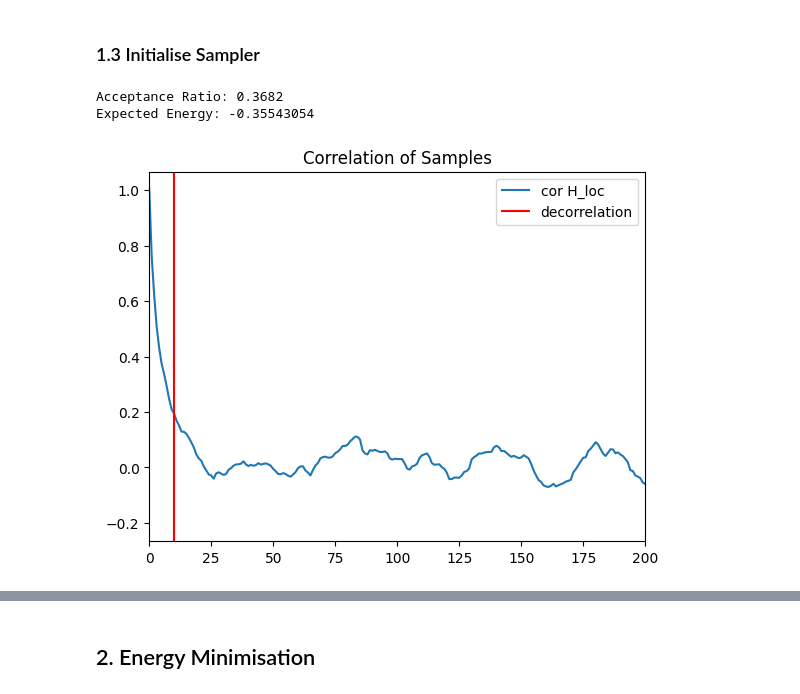
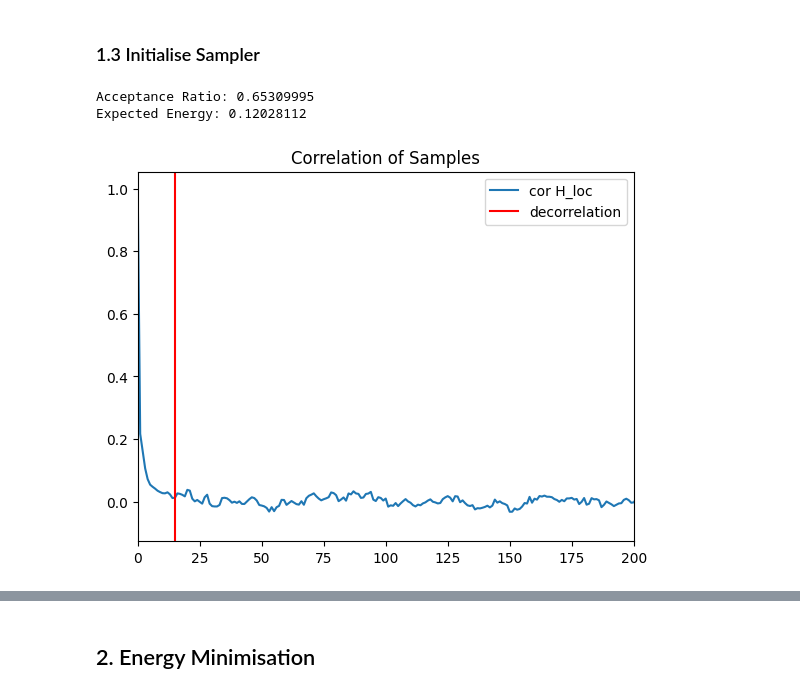
Before and after one commit to evanwonisch/NeuralQuantumStates, a Jupyter notebook: run/LCAO/dihydrogen_variable_distance.ipynb, the cells around one changed output, grey strips where cells are left out. Drawn from its saved outputs; the diff is of its cells as text; code cells hidden in the pictures.

```diff
--- a/run/LCAO/dihydrogen_variable_distance.ipynb
+++ b/run/LCAO/dihydrogen_variable_distance.ipynb
@@ -145,13 +144,14 @@ class Ansatz(module.wavefunctions.Wavefunction):
         super().__init__(input_shape = (3,))
 
         self.nn = NN()
-        self.lcao = module.wavefunctions.LCAO(R, k)
+        self.lcao = module.wavefunctions.LCAO()
 
 
-    def init_param(self, key):
+    def init_param(self, R, k, key):
         nn_param = self.nn.init(key, jnp.empty((3,)))
+        lcao_param = self.lcao.init_parameters(R, k, jnp.ones_like(k))
 
-        return nn_param
+        return {"nn":nn_param, "lcao":lcao_param}
 
     @partial(jax.jit, static_argnames=['self'])
     def eval_nn(self, parameters, x):
@@ -167,12 +167,12 @@ class Ansatz(module.wavefunctions.Wavefunction):
 
     @partial(jax.jit, static_argnames=['self'])
     def calc_logpsi(self, parameters, x):
-        return self.lcao.calc_logpsi(jnp.array([1., 1.]), x) + self.eval_nn(parameters, x)
+        return self.lcao.calc_logpsi(parameters["lcao"], x) + self.eval_nn(parameters["nn"], x)
 # %%
 ansatz = Ansatz()
 # %%
 key, _ = jax.random.split(key)
-param = ansatz.init_param(key)
+param = ansatz.init_param(potential.R, potential.k,key)
 # %%
 f, axs = plt.subplots(1, 3, figsize = (12,4))
 
@@ -211,22 +211,38 @@ f.tight_layout()
 # %% [markdown]
 ### 1.3 Initialise Sampler
+# %%
+class SymmetrySampler(module.samplers.MCMC):
+    def propose(self, key, element):
+        a, b = jax.random.split(key)
+        subkey, _ = jax.random.split(key)
+
+        mirrorprob = 0.01
+
+        var = jax.random.normal(key, shape = self.shape) * jnp.sqrt(self.variance)
+        inv = -element
+
+        decide = jax.random.uniform(key)
+
+        proposal = jnp.where(decide < mirrorprob, inv, element + var)
+
+        return subkey, proposal
 # %%
-sampler = module.samplers.MCMC(ansatz, 0.5)
+sampler = SymmetrySampler(ansatz, 0.5)
 # %%
 N = 10000
-samples, ratio = sampler.sample(key, param, jax.random.normal(key, shape = (3,)), N)
+samples, ratio = sampler.sample(key, param, jnp.array([potential.d/2 + 0.01, 0, 0]), N)
 H_loc = hamiltonian.calc_H_loc(ansatz, param, samples)
 print("Acceptance Ratio:", ratio)
 print("Expected Energy:", jnp.mean(H_loc))
 
 plt.plot(jnp.correlate(H_loc-jnp.mean(H_loc), H_loc[0:2000]-jnp.mean(H_loc))/jnp.std(H_loc[0:2000])**2/2000, label = "cor H_loc")
 plt.xlim(0,200)
-plt.axvline(10, color = "r", label = "decorrelation")
+plt.axvline(15, color = "r", label = "decorrelation")
 plt.title("Correlation of Samples")
 plt.legend()
 plt.show()
 # %% [output]
-Acceptance Ratio: 0.3682
-Expected Energy: -0.35543054
+Acceptance Ratio: 0.65309995
+Expected Energy: 0.12028112
-[figure, old version]
+[figure, new version]
 # %%
```
Also changed, not shown: parts of 8 cells of this notebook, 1 other file.
